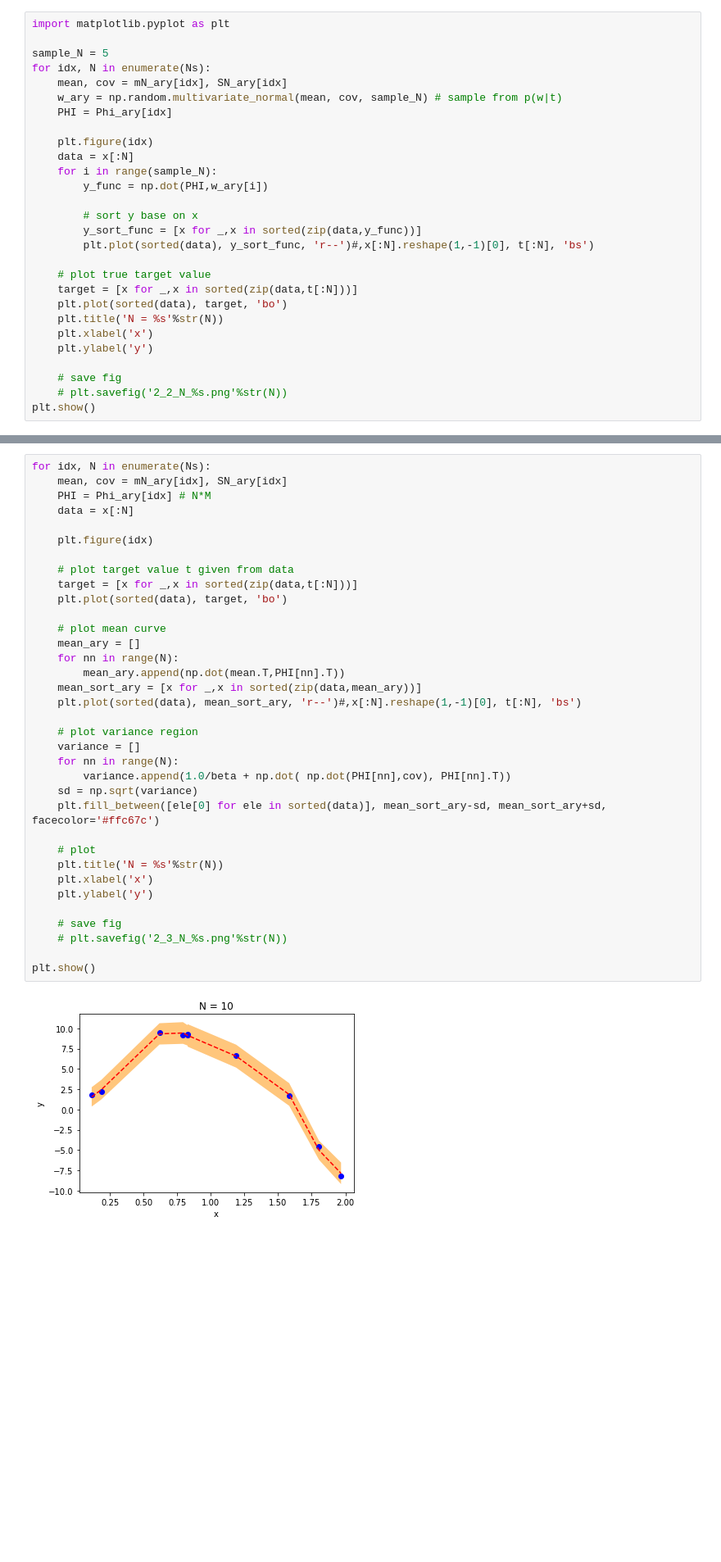
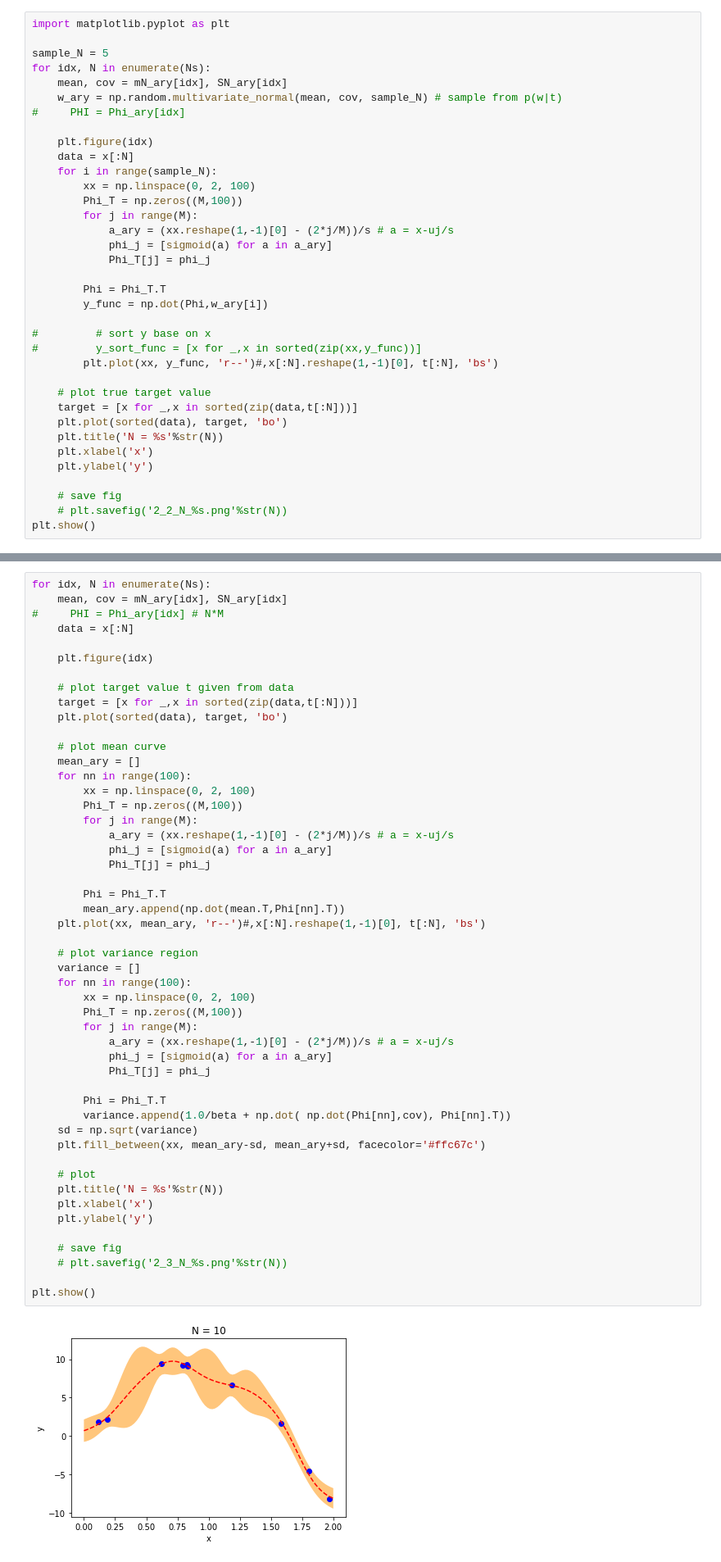
Before and after one commit to w102060018w/2017_NCTU_MachineLearning_hw2, a Jupyter notebook: hw2_2.ipynb, the cells around one changed output, grey strips where cells are left out. Shown: that part at 82% size. Drawn from its saved outputs; the diff is of its cells as text; blank space fills up the shorter version.

```diff
--- a/hw2_2.ipynb
+++ b/hw2_2.ipynb
@@ -137,16 +130,24 @@ sample_N = 5
 for idx, N in enumerate(Ns):
     mean, cov = mN_ary[idx], SN_ary[idx]
     w_ary = np.random.multivariate_normal(mean, cov, sample_N) # sample from p(w|t)
-    PHI = Phi_ary[idx]
+#     PHI = Phi_ary[idx]
 
     plt.figure(idx)
     data = x[:N]
     for i in range(sample_N):
-        y_func = np.dot(PHI,w_ary[i])
+        xx = np.linspace(0, 2, 100)
+        Phi_T = np.zeros((M,100))
+        for j in range(M):
+            a_ary = (xx.reshape(1,-1)[0] - (2*j/M))/s # a = x-uj/s
+            phi_j = [sigmoid(a) for a in a_ary]
+            Phi_T[j] = phi_j
 
-        # sort y base on x
-        y_sort_func = [x for _,x in sorted(zip(data,y_func))]
-        plt.plot(sorted(data), y_sort_func, 'r--')#,x[:N].reshape(1,-1)[0], t[:N], 'bs')
+        Phi = Phi_T.T
+        y_func = np.dot(Phi,w_ary[i])
+
+#         # sort y base on x
+#         y_sort_func = [x for _,x in sorted(zip(xx,y_func))]
+        plt.plot(xx, y_func, 'r--')#,x[:N].reshape(1,-1)[0], t[:N], 'bs')
 
     # plot true target value
     target = [x for _,x in sorted(zip(data,t[:N]))]
@@ -169,37 +170,52 @@ plot p(t| __x__, __t__, α, β) = N(t | m<sub>N</sub><sup>T</sup>*ϕ(x), σ<sub>
 # %%
 for idx, N in enumerate(Ns):
     mean, cov = mN_ary[idx], SN_ary[idx]
-    PHI = Phi_ary[idx] # N*M
+#     PHI = Phi_ary[idx] # N*M
     data = x[:N]
 
     plt.figure(idx)
 
     # plot target value t given from data
     target = [x for _,x in sorted(zip(data,t[:N]))]
     plt.plot(sorted(data), target, 'bo')
 
     # plot mean curve
     mean_ary = []
-    for nn in range(N):
-        mean_ary.append(np.dot(mean.T,PHI[nn].T))
-    mean_sort_ary = [x for _,x in sorted(zip(data,mean_ary))]
-    plt.plot(sorted(data), mean_sort_ary, 'r--')#,x[:N].reshape(1,-1)[0], t[:N], 'bs')
+    for nn in range(100):
+        xx = np.linspace(0, 2, 100)
+        Phi_T = np.zeros((M,100))
+        for j in range(M):
+            a_ary = (xx.reshape(1,-1)[0] - (2*j/M))/s # a = x-uj/s
+            phi_j = [sigmoid(a) for a in a_ary]
+            Phi_T[j] = phi_j
+
+        Phi = Phi_T.T
+        mean_ary.append(np.dot(mean.T,Phi[nn].T))
+    plt.plot(xx, mean_ary, 'r--')#,x[:N].reshape(1,-1)[0], t[:N], 'bs')
 
     # plot variance region
     variance = []
-    for nn in range(N):
-        variance.append(1.0/beta + np.dot( np.dot(PHI[nn],cov), PHI[nn].T))
+    for nn in range(100):
+        xx = np.linspace(0, 2, 100)
+        Phi_T = np.zeros((M,100))
+        for j in range(M):
+            a_ary = (xx.reshape(1,-1)[0] - (2*j/M))/s # a = x-uj/s
+            phi_j = [sigmoid(a) for a in a_ary]
+            Phi_T[j] = phi_j
+
+        Phi = Phi_T.T
+        variance.append(1.0/beta + np.dot( np.dot(Phi[nn],cov), Phi[nn].T))
     sd = np.sqrt(variance)
-    plt.fill_between([ele[0] for ele in sorted(data)], mean_sort_ary-sd, mean_sort_ary+sd, facecolor='#ffc67c')
+    plt.fill_between(xx, mean_ary-sd, mean_ary+sd, facecolor='#ffc67c')
 
     # plot
     plt.title('N = %s'%str(N))
     plt.xlabel('x')
     plt.ylabel('y')
 
     # save fig
     # plt.savefig('2_3_N_%s.png'%str(N))
 
 plt.show()
 # %% [output]
-[figure, old version]
+[figure, new version]
```
Also changed, not shown: parts of 6 cells of this notebook.
